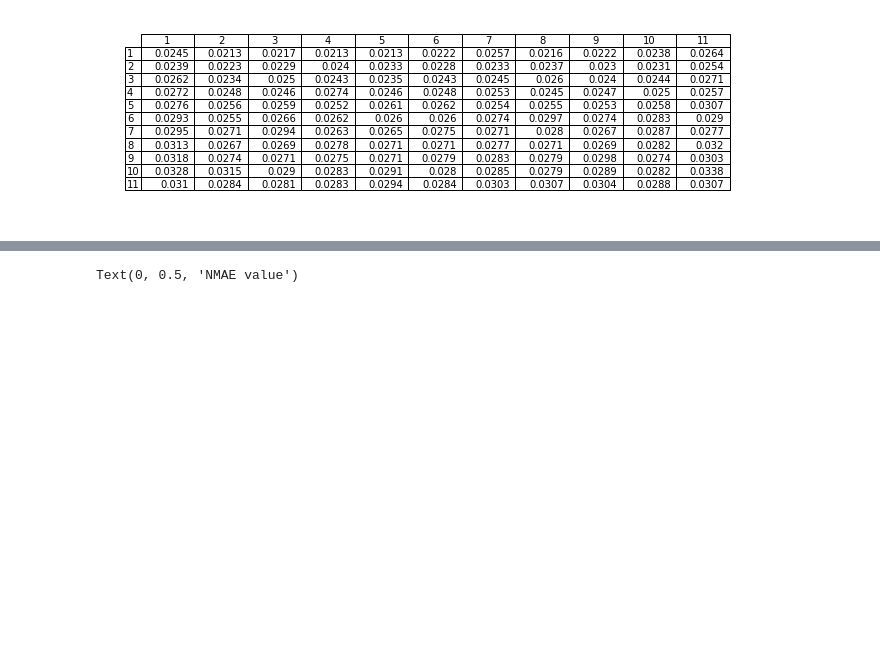
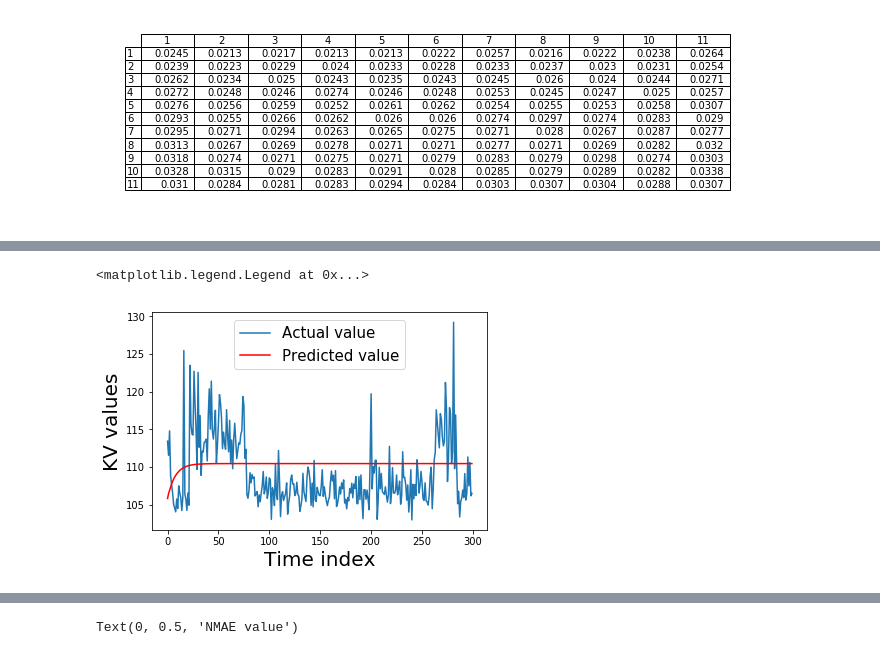
Before and after one commit to hichentang/EP2420, a Jupyter notebook: Proj2.ipynb, the cells around one changed output, grey strips where cells are left out. Drawn from its saved outputs; the diff is of its cells as text; code cells hidden in the pictures; blank space fills up the shorter version.

```diff
--- a/Proj2.ipynb
+++ b/Proj2.ipynb
@@ -410,3 +420,21 @@ param = AR_model_fit.params
+# %%
+AR_history = Y_train.to_numpy()
+AR_pred = []
+for i in range(300):
+    AR_model = AR(AR_history)
+    AR_model_fit = AR_model.fit(maxlag = 3)
+    pred = AR_model_fit.predict(len(AR_history),len(AR_history))
+    AR_history = np.append(AR_history,pred)
+#     print(pred)
+    AR_pred.append(pred)
+plt.plot(Y_test_np[:300])
+plt.plot(AR_pred, color = 'r')
+plt.xlabel('Time index', fontsize=20)
+plt.ylabel('KV values', fontsize=20)
+plt.legend(('Actual value','Predicted value'), loc = 'best', fontsize=15)
+# %% [output]
+<matplotlib.legend.Legend at 0x...>
+[figure, added]
 # %%
 Y_train_np = Y_train.to_numpy()
 Y_test_np = Y_test.to_numpy()
```
Also changed, not shown: parts of 13 cells of this notebook.
